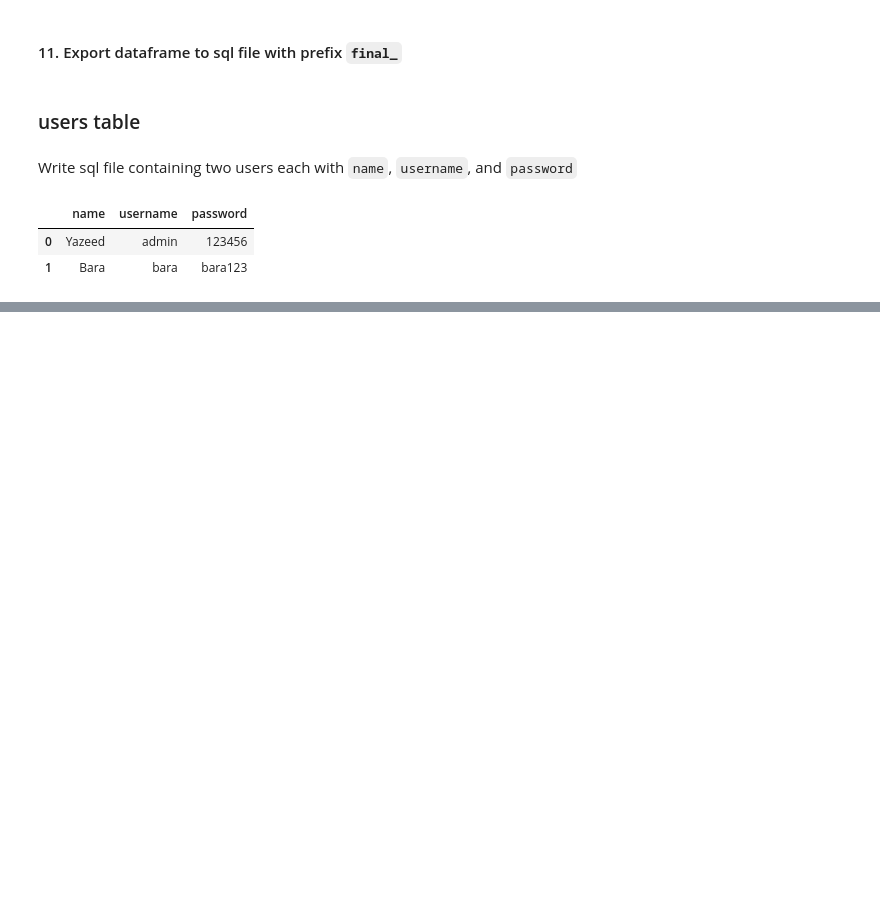
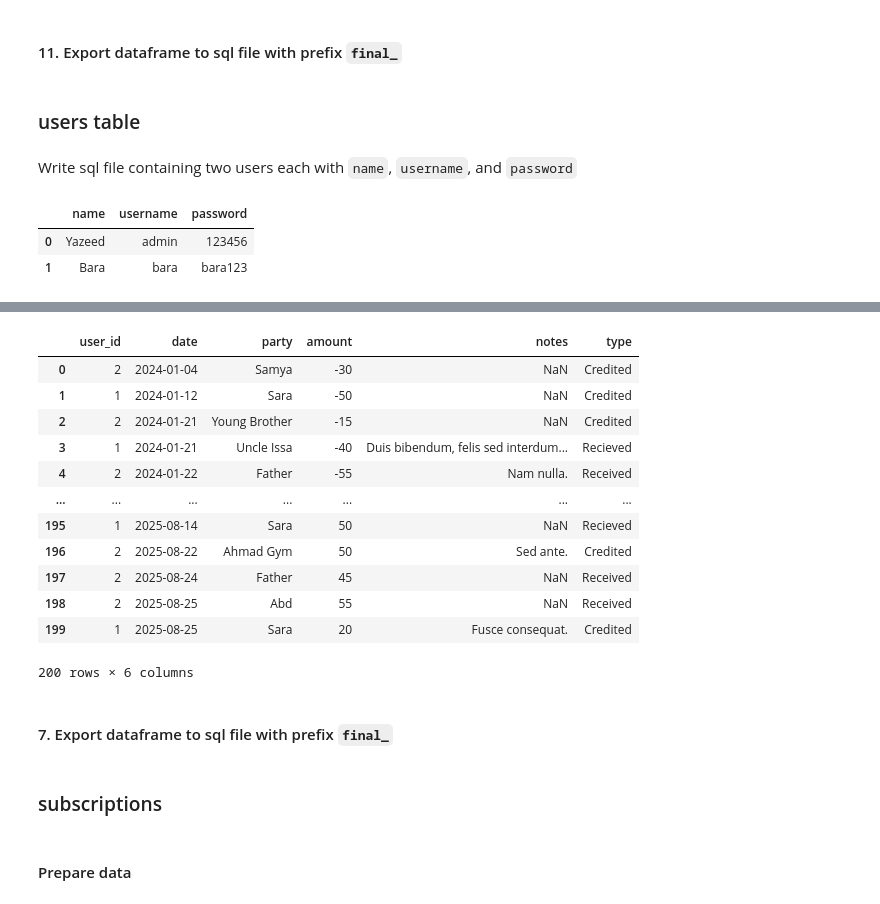
Before and after one commit to yazeedmomani/uni-project_personal-budget, a Jupyter notebook: data-preparation/data-preparation-script.ipynb, the cells around one changed output, grey strips where cells are left out. Drawn from its saved outputs; the diff is of its cells as text; code cells hidden in the pictures; blank space fills up the shorter version.

Commit message:
add new data

```diff
--- a/data-preparation/data-preparation-script.ipynb
+++ b/data-preparation/data-preparation-script.ipynb
@@ -570,0 +1053,20 @@ with open("final_users.sql", "w", encoding="UTF-8") as file:
+# %%
+debts_log["notes"] = debts_log["notes"].str.replace(";", "", regex=False)
+# %%
+debts_log
+# %% [output]
+|  | user_id | date | party | amount | notes | type |
+| 0 | 2 | 2024-01-04 | Samya | -30 | NaN | Credited |
+| 1 | 1 | 2024-01-12 | Sara | -50 | NaN | Credited |
+| 2 | 2 | 2024-01-21 | Young Brother | -15 | NaN | Credited |
+| 3 | 1 | 2024-01-21 | Uncle Issa | -40 | Duis bibendum, felis sed interdum... | Recieved |
+| 4 | 2 | 2024-01-22 | Father | -55 | Nam nulla. | Received |
+| ... | ... | ... | ... | ... | ... | ... |
+| 195 | 1 | 2025-08-14 | Sara | 50 | NaN | Recieved |
+| 196 | 2 | 2025-08-22 | Ahmad Gym | 50 | Sed ante. | Credited |
+| 197 | 2 | 2025-08-24 | Father | 45 | NaN | Received |
+| 198 | 2 | 2025-08-25 | Abd | 55 | NaN | Received |
+| 199 | 1 | 2025-08-25 | Sara | 20 | Fusce consequat. | Credited |
+200 rows × 6 columns
+# %% [markdown]
+#### 7. Export dataframe to sql file with prefix `final_`
@@ -570,0 +1084,4 @@ with open("final_users.sql", "w", encoding="UTF-8") as file:
+# %% [markdown]
+### subscriptions
+# %% [markdown]
+#### Prepare data
```
Also changed, not shown: parts of 109 cells of this notebook, 8 other files.
